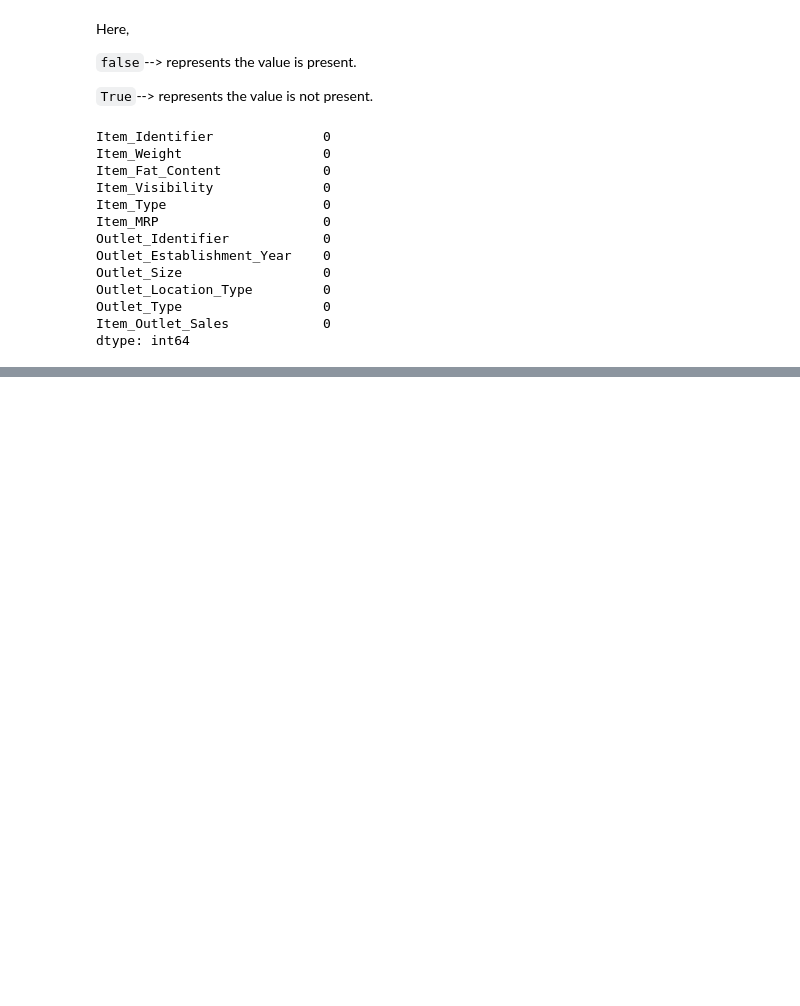
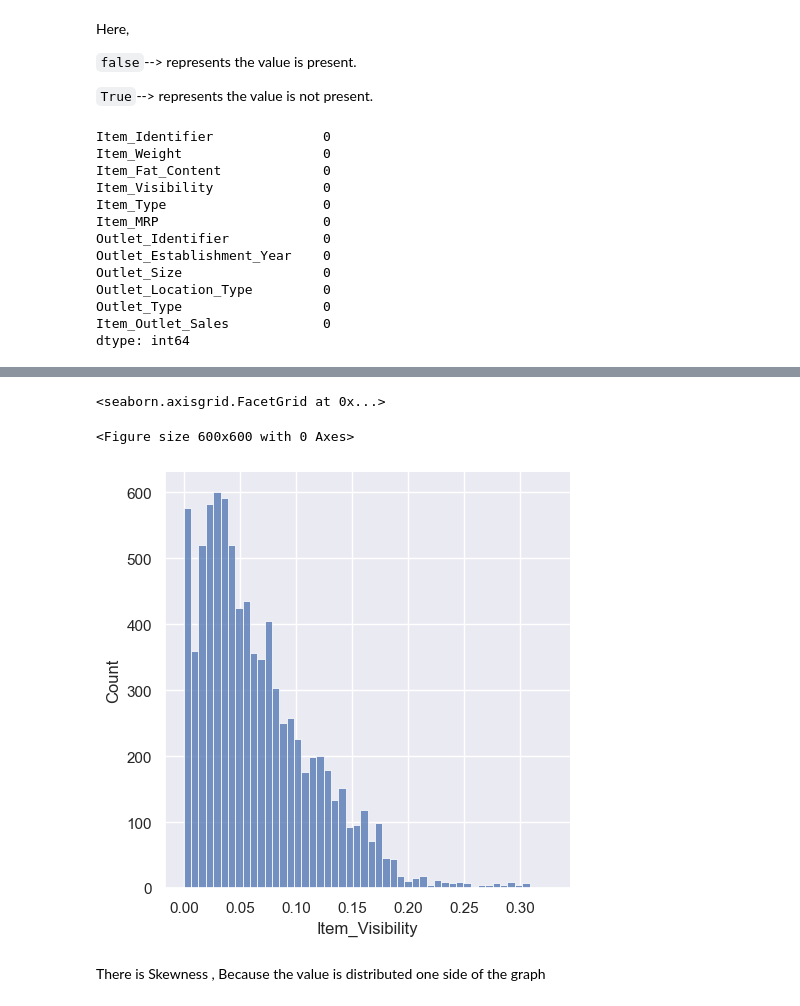
Before and after one commit to harshbhatt15/Machine-Learning, a Jupyter notebook: ADVANCED ALGORITHMS/Ensemble_method/Boosting/Gradient_Approach/XGboost/Sales_prediction.ipynb, the cells around one changed output, grey strips where cells are left out. Drawn from its saved outputs; the diff is of its cells as text; code cells hidden in the pictures; blank space fills up the shorter version.

```diff
--- a/ADVANCED ALGORITHMS/Ensemble_method/Boosting/Gradient_Approach/XGboost/Sales_prediction.ipynb
+++ b/ADVANCED ALGORITHMS/Ensemble_method/Boosting/Gradient_Approach/XGboost/Sales_prediction.ipynb
@@ -184,0 +212,10 @@ dtype: int64
+# %%
+# plot for Item_visibility distribution
+plt.figure(figsize=(6,6))
+sns.displot(df['Item_Visibility']) # distribution plot
+# %% [output]
+<seaborn.axisgrid.FacetGrid at 0x...>
+<Figure size 600x600 with 0 Axes>
+[figure, added]
+# %% [markdown]
+There is Skewness , Because the value is distributed one side of the graph
```
Also changed, not shown: parts of 6 cells of this notebook.
